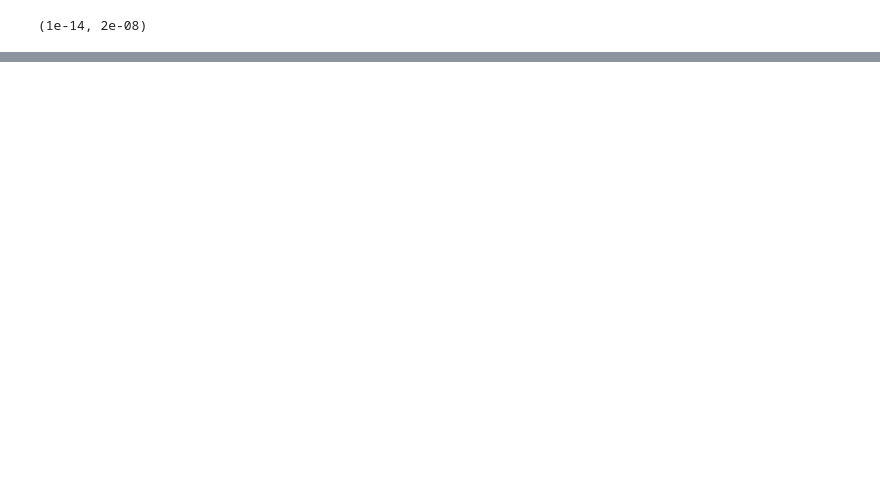
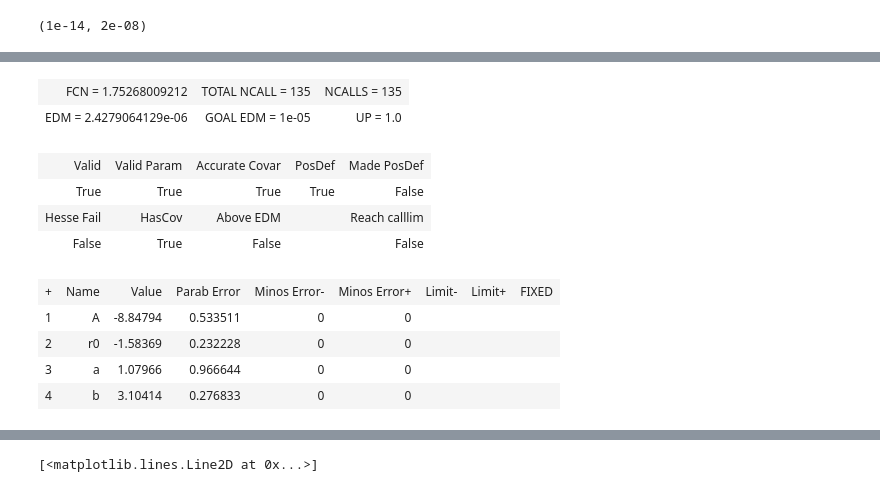
Before and after one commit to Kambrian/HSCStack, a Jupyter notebook: fit_prof.ipynb, the cells around one changed output, grey strips where cells are left out. Cells and saved outputs as stored; diff of their text form; code cells hidden in the pictures; blank space fills up the shorter version.

```diff
--- a/fit_prof.ipynb
+++ b/fit_prof.ipynb
@@ -18,6 +18,9 @@ plt.ylim([1e-14, 2e-8])
 [interactive output not drawn]
 (1e-14, 2e-08)
 # %%
+def double_pl(x, A, r0, a, b):
+    r0=10**r0
+    return 10**A*(1+(x/r0)**-a)/(1+(x/r0)**b)
 def log_sersic(x, k, n, A):
     return A-k*x**(1./n)
 def chi2_func(x,y, k, n, A):
@@ -33,6 +36,18 @@ def likefunc_low(k, n, A):
     y=datalow[1::2][1:4].ravel()
     sel=y>1e-13
     return chi2_func(x[sel], y[sel], k, n, A)
+def likefunc_low_pl(A, r0, a, b):
+    x=datalow[::2][1:4].ravel()
+    y=datalow[1::2][1:4].ravel()
+    sel=y>1e-13
+    ypred=double_pl(x[sel], A, r0, a, b)
+    return np.sum((np.log(y)[sel]-np.log(ypred))**2)
+def likefunc_high_pl(A, r0, a, b):
+    x=datahigh[1:5].ravel()
+    y=datahigh[6:].ravel()
+    sel=y>1e-13
+    ypred=double_pl(x[sel], A, r0, a, b)
+    return np.sum((np.log(y)[sel]-np.log(ypred))**2)
 # %%
 m=Minuit(likefunc_high, A=np.log(1e-8), k=1, n=1)
 result=m.migrad()
@@ -52,0 +79,11 @@ pfit_high=[m.values[p] for p in m.parameters]
+# %%
+m=Minuit(likefunc_low_pl, r0=-1.5, a=1.2, b=2, A=-9)
+result=m.migrad()
+pfit=[m.values[p] for p in m.parameters]
+
+plt.figure()
+plt.loglog(datalow[::2][1:4].T, datalow[1::2][1:4].T, '--')
+plt.ylim([1e-14, 2e-8])
+r=np.logspace(-2.5, 0)
+plt.plot(r, double_pl(r, *pfit), 'k')
+# %% [output]
@@ -52,0 +91,11 @@ pfit_high=[m.values[p] for p in m.parameters]
+| FCN = 1.75268009212 | TOTAL NCALL = 135 | NCALLS = 135 |
+| EDM = 2.4279064129e-06 | GOAL EDM = 1e-05 | UP = 1.0 |
+| Valid | Valid Param | Accurate Covar | PosDef | Made PosDef |
+| True | True | True | True | False |
+| Hesse Fail | HasCov | Above EDM |  | Reach calllim |
+| False | True | False |  | False |
+| + | Name | Value | Parab Error | Minos Error- | Minos Error+ | Limit- | Limit+ | FIXED |
+| 1 | A | -8.84794 | 0.533511 | 0 | 0 |  |  |  |
+| 2 | r0 | -1.58369 | 0.232228 | 0 | 0 |  |  |  |
+| 3 | a | 1.07966 | 0.966644 | 0 | 0 |  |  |  |
+| 4 | b | 3.10414 | 0.276833 | 0 | 0 |  |  |  |
@@ -53 +105,2 @@ pfit_high=[m.values[p] for p in m.parameters]
+[<matplotlib.lines.Line2D at 0x...>]
 # %%
```
Also changed, not shown: parts of 6 cells of this notebook.
